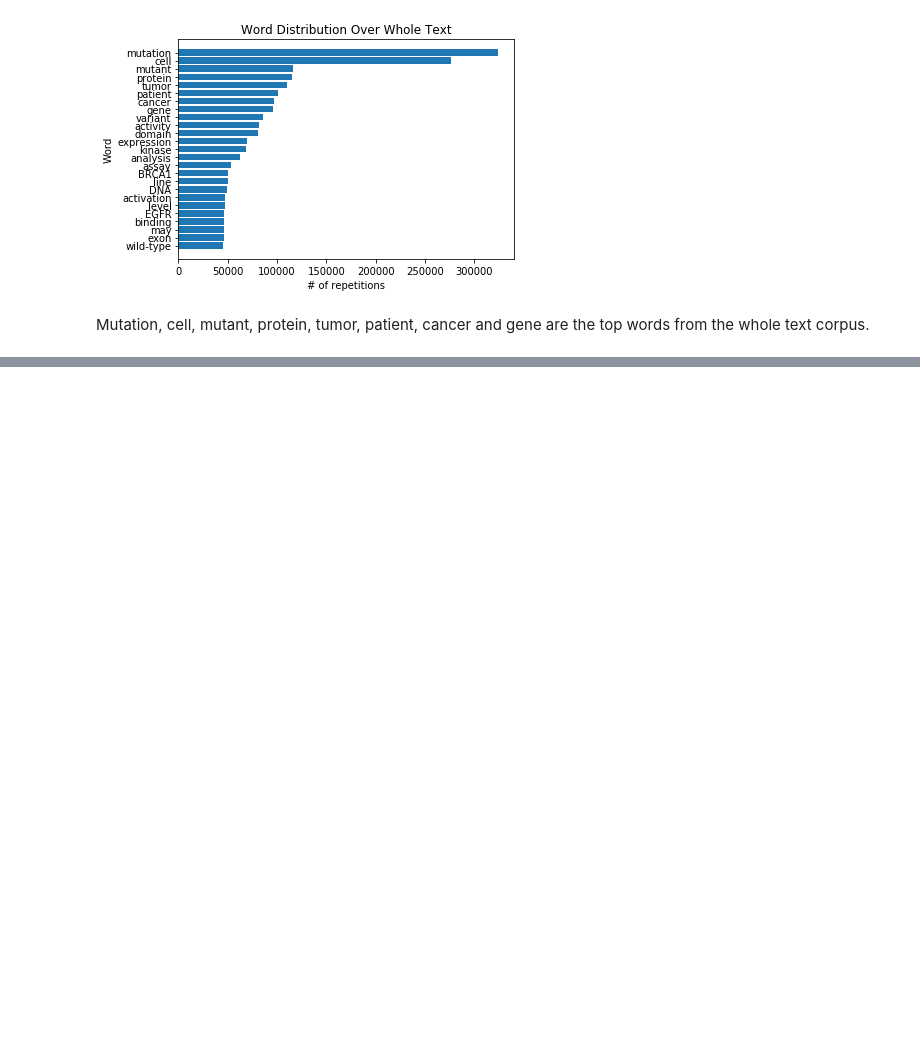
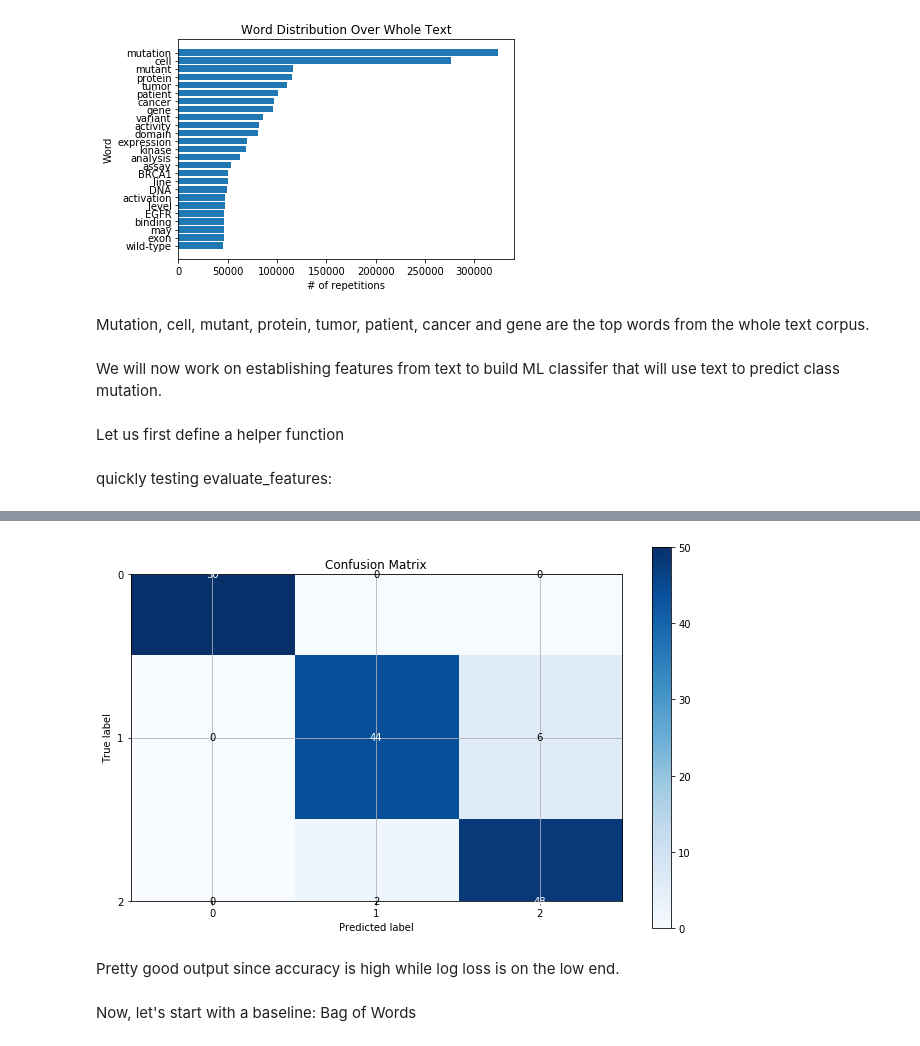
Before and after one commit to mindyng/Technical-Assessments, a Jupyter notebook: Cancer_Prediction.ipynb, the cells around one changed output, grey strips where cells are left out. Cells and saved outputs as stored; diff of their text form; code cells hidden in the pictures; blank space fills up the shorter version.

```diff
--- a/Cancer_Prediction.ipynb
+++ b/Cancer_Prediction.ipynb
@@ -319,3 +361,37 @@ plt.show()
 [figure]
 # %% [markdown]
 Mutation, cell, mutant, protein, tumor, patient, cancer and gene are the top words from the whole text corpus.
+# %% [markdown]
+We will now work on establishing features from text to build ML classifer that will use text to predict class mutation.
+# %% [markdown]
+Let us first define a helper function
+# %%
+def evaluate_features(X, y, clf=None):
+    """General helper function for evaluating effectiveness of passed features in ML model
+
+    Prints out Log loss, accuracy, and confusion matrix with 3-fold stratified cross-validation
+
+    Args:
+        X (array-like): Features array. Shape (n_samples, n_features)
+
+        y (array-like): Labels array. Shape (n_samples,)
+
+        clf: Classifier to use. If None, default Log reg is use.
+    """
+    if clf is None:
+        clf = LogisticRegression()
+
+    probas = cross_val_predict(clf, X, y, cv=StratifiedKFold(random_state=8),
+                              n_jobs=-1, method='predict_proba', verbose=2)
+    pred_indices = np.argmax(probas, axis=1)
+    classes = np.unique(y)
+    preds = classes[pred_indices]
+    print('Log loss: {}'.format(log_loss(y, probas)))
+    print('Accuracy: {}'.format(accuracy_score(y, preds)))
+    skplt.plot_confusion_matrix(y, preds)
+# %% [markdown]
+quickly testing evaluate_features:
+# %%
+from sklearn.datasets import load_iris
+evaluate_features(*load_iris(True))
+# %% [output]
@@ -321,0 +402,5 @@ Mutation, cell, mutant, protein, tumor, patient, cancer and gene are the top wor
+[figure, added]
+# %% [markdown]
+Pretty good output since accuracy is high while log loss is on the low end.
+# %% [markdown]
+Now, let's start with a baseline: Bag of Words
```
Also changed, not shown: parts of 9 cells of this notebook.
